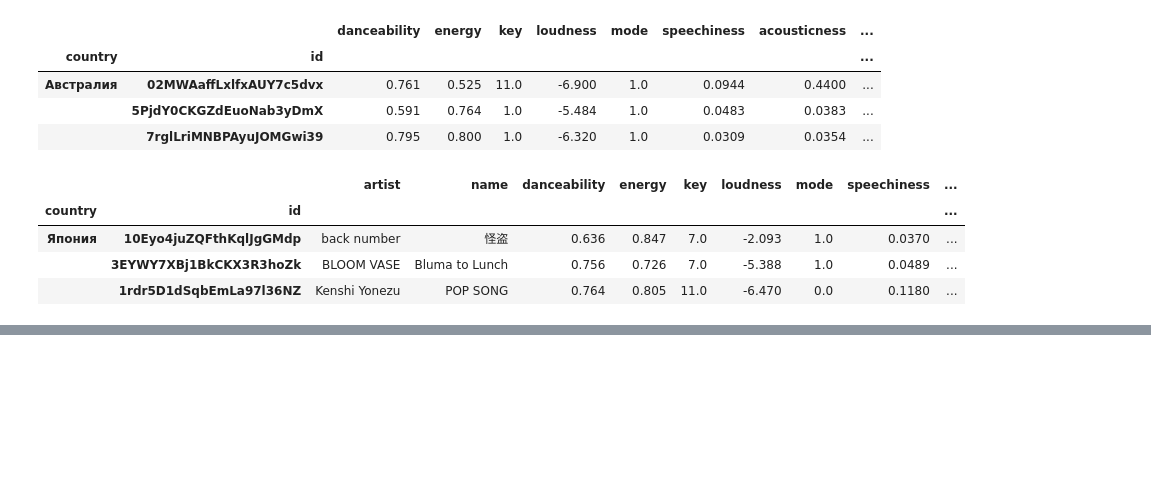
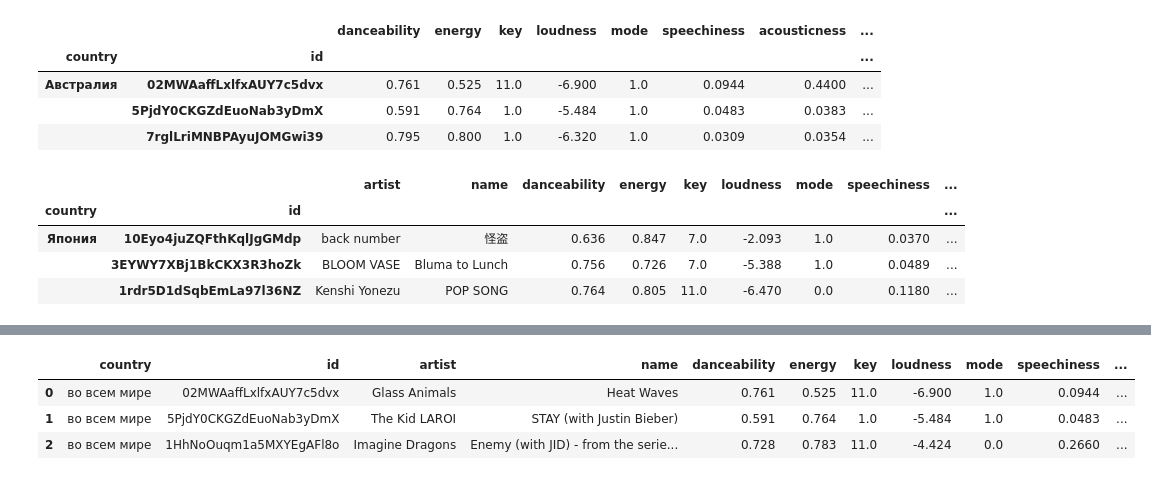
Before and after one commit to Kronars/Another_Spotify_chart_analysis, a Jupyter notebook: forming_datasets.ipynb, the cells around one changed output, grey strips where cells are left out. Drawn from its saved outputs; the diff is of its cells as text; code cells hidden in the pictures; blank space fills up the shorter version.

```diff
--- a/forming_datasets.ipynb
+++ b/forming_datasets.ipynb
@@ -294,0 +310,9 @@ track_features.to_csv(f'data_sets\{file}_features.csv')
+# %%
+day_f = pd.read_csv(r'C:\Users\Senya\Prog_2\Проекты\Another_Spotify_chart_analysis\data_sets\day_charts_features.csv')
+# %%
+day_f.head(3)
+# %% [output]
+|  | country | id | artist | name | danceability | energy | key | loudness | mode | speechiness | ... |
+| 0 | во всем мире | 02MWAaffLxlfxAUY7c5dvx | Glass Animals | Heat Waves | 0.761 | 0.525 | 11.0 | -6.900 | 1.0 | 0.0944 | ... |
+| 1 | во всем мире | 5PjdY0CKGZdEuoNab3yDmX | The Kid LAROI | STAY (with Justin Bieber) | 0.591 | 0.764 | 1.0 | -5.484 | 1.0 | 0.0483 | ... |
+| 2 | во всем мире | 1HhNoOuqm1a5MXYEgAFl8o | Imagine Dragons | Enemy (with JID) - from the serie... | 0.728 | 0.783 | 11.0 | -4.424 | 0.0 | 0.2660 | ... |
```
Also changed, not shown: parts of 11 cells of this notebook, 1 other file.
